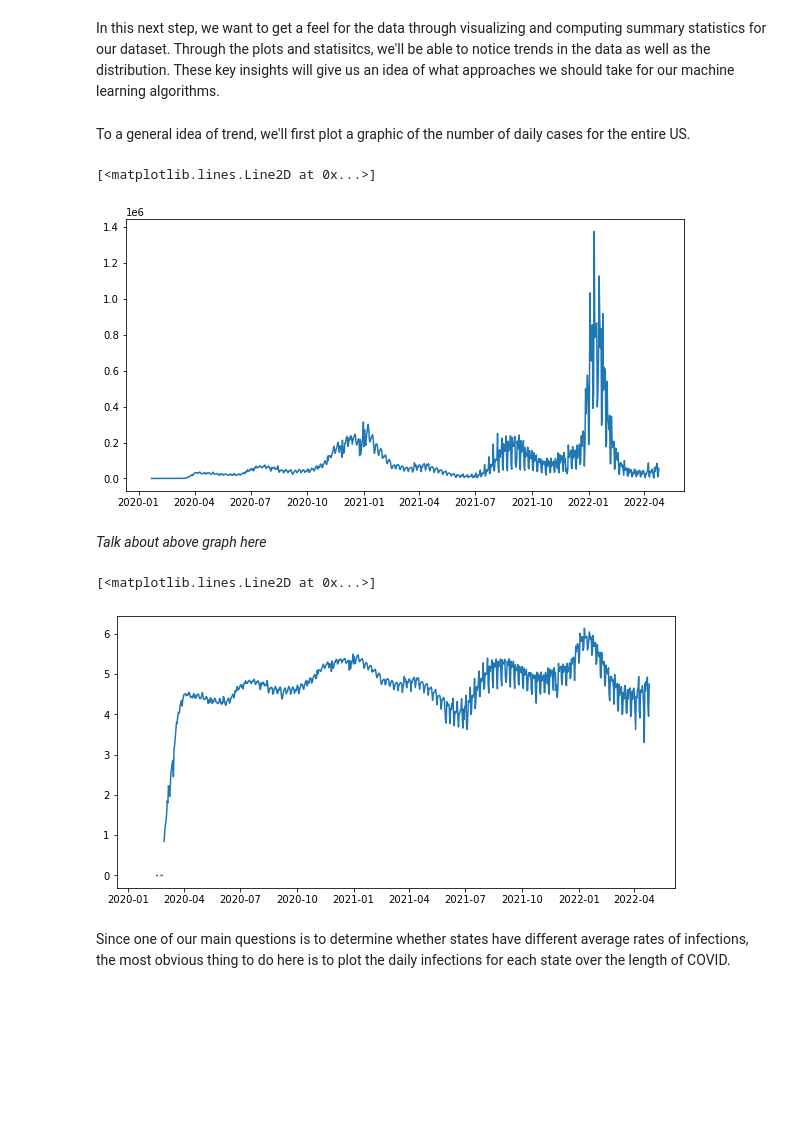
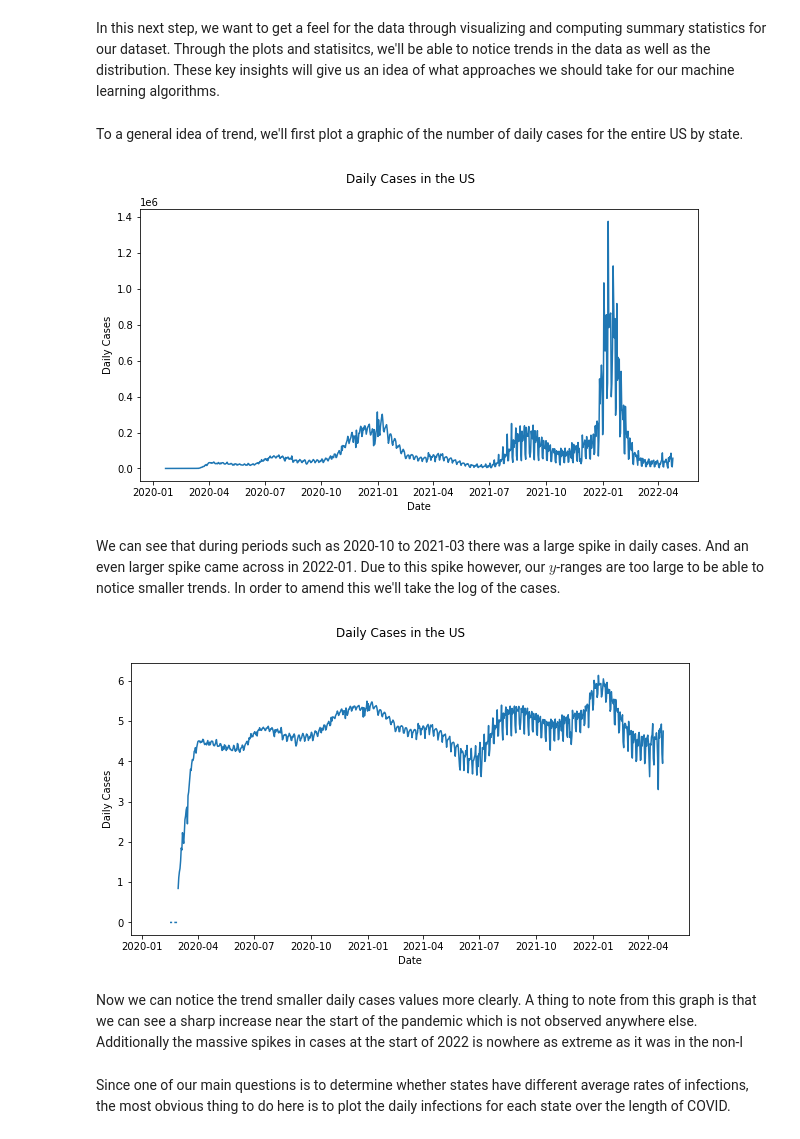
Before and after one commit to rwang0413/rwang4787.github.io, a Jupyter notebook: 320Final.ipynb, the cells around one changed output. Cells and saved outputs as stored; diff of their text form; code cells hidden in the pictures; blank space fills up the shorter version.

```diff
--- a/320Final.ipynb
+++ b/320Final.ipynb
@@ -245,30 +245,32 @@ array(['Alabama', 'Alaska', 'Arizona', 'Arkansas', 'California',
 # %% [markdown]
 In this next step, we want to get a feel for the data through visualizing and computing summary statistics for our dataset. Through the plots and statisitcs, we'll be able to notice trends in the data as well as the distribution. These key insights will give us an idea of what approaches we should take for our machine learning algorithms.
 # %% [markdown]
-To a general idea of trend, we'll first plot a graphic of the number of daily cases for the entire US.
+To a general idea of trend, we'll first plot a graphic of the number of daily cases for the entire US by state.
 # %%
 # Adding up all the daily cases from all states per date
 totalDailyCasesUS = totalCases_US.groupby(['Date']).agg({'daily_cases': 'sum'})
 totalDailyCasesUS.reset_index(inplace=True) # reseting index so that date isn't the index
 
 fig, ax = plt.subplots(figsize=(10,5))
 ax.plot(totalDailyCasesUS['Date'], totalDailyCasesUS['daily_cases']) #line plot
-#TODO: ADD TITLES
+plt.xlabel("Date");
+plt.ylabel("Daily Cases");
+fig.suptitle("Daily Cases in the US");
 # %% [output]
-[<matplotlib.lines.Line2D at 0x...>]
-[figure, old version]
+[figure, new version]
-# %% [markdown]
-*Talk about above graph here*
+# %% [markdown]
+We can see that during periods such as 2020-10 to 2021-03 there was a large spike in daily cases. And an even larger spike came across in 2022-01. Due to this spike however, our $y$-ranges are too large to be able to notice smaller trends. In order to amend this we'll take the log of the cases.
 # %%
 fig, ax = plt.subplots(figsize=(10,5))
 totalDailyCasesUS['log'] = np.log10(totalDailyCasesUS['daily_cases'].replace(0, np.NaN))
 np.log10(totalDailyCasesUS['daily_cases'].replace(0, np.nan))
 ax.plot(totalDailyCasesUS['Date'], totalDailyCasesUS['log'])
-
-
-#TODO: ADD TITLES
+plt.xlabel("Date");
+plt.ylabel("Daily Cases");
+fig.suptitle("Daily Cases in the US");
 # %% [output]
-[<matplotlib.lines.Line2D at 0x...>]
-[figure, old version]
+[figure, new version]
+# %% [markdown]
+Now we can notice the trend smaller daily cases values more clearly. A thing to note from this graph is that we can see a sharp increase near the start of the pandemic which is not observed anywhere else. Additionally the massive spikes in cases at the start of 2022 is nowhere as extreme as it was in the non-l
 # %% [markdown]
 Since one of our main questions is to determine whether states have different average rates of infections, the most obvious thing to do here is to plot the daily infections for each state over the length of COVID.
```
Also changed, not shown: parts of 27 cells of this notebook, 1 other file.
